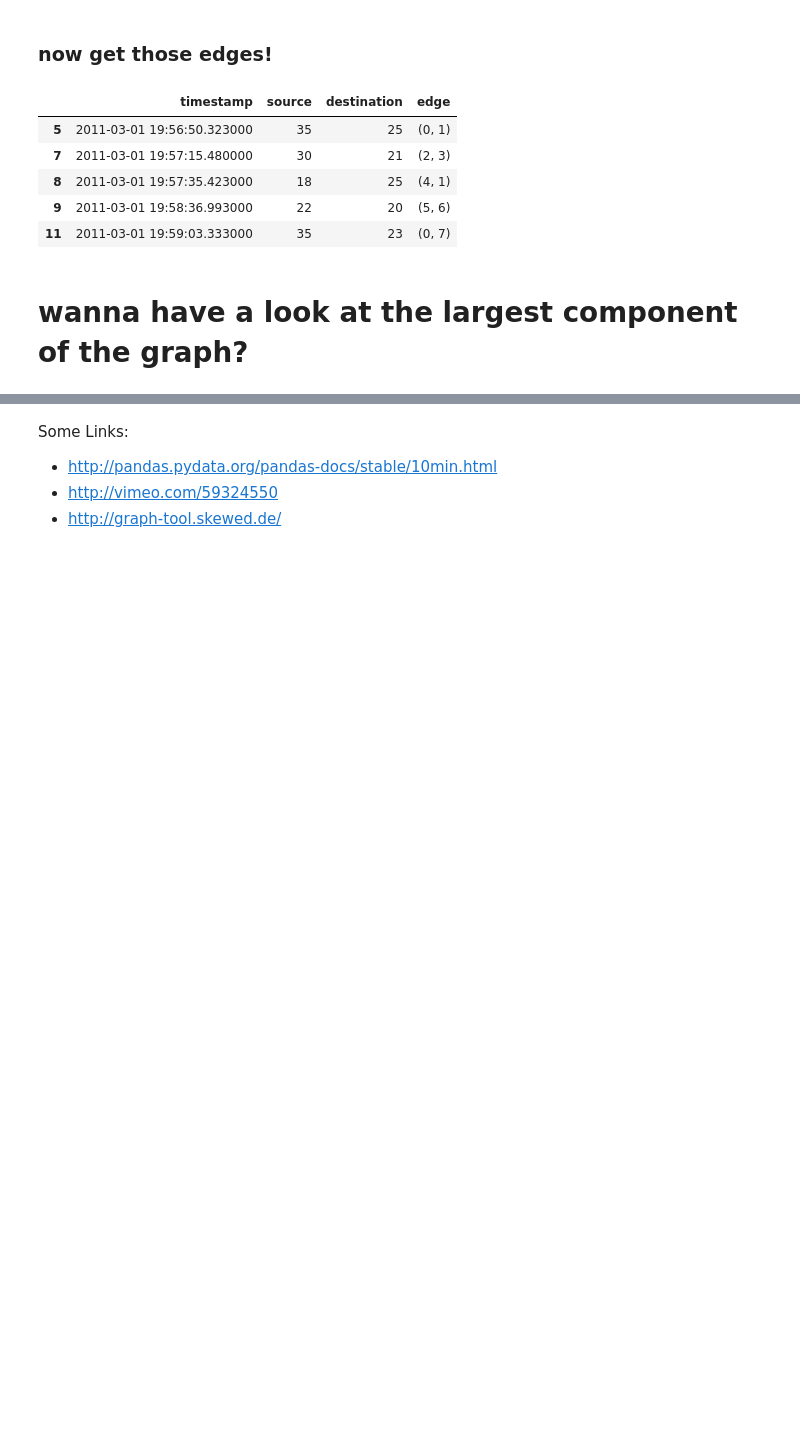
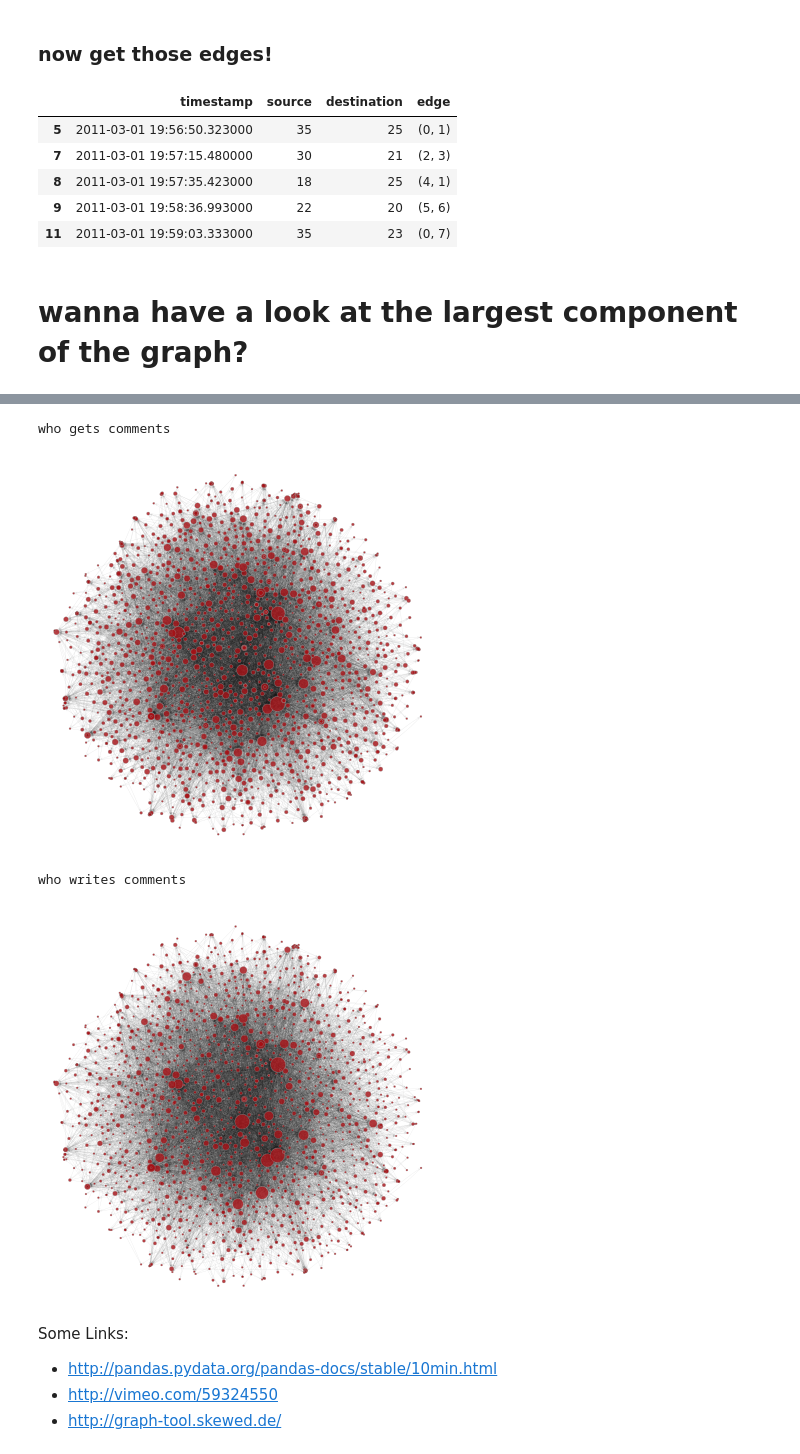
Before and after one commit to floriangeigl/pdgt, a Jupyter notebook: PandasGraphToolTutorial.ipynb, the cells around one changed output, grey strips where cells are left out. Saved outputs shown, nothing was run; the diff lists cells and outputs as text; code cells hidden in the pictures; blank space fills up the shorter version.

```diff
--- a/PandasGraphToolTutorial.ipynb
+++ b/PandasGraphToolTutorial.ipynb
@@ -463,3 +468,30 @@ plt.close('all')
+# %%
+print 'who gets comments'
+# gets comments
+degree_map = graph.degree_property_map('in')
+# map them to node-size
+degree_map = prop_to_size(degree_map,mi=2,ma=15, power=1)
+
+# get vertex positions
+graph_draw(graph,output_size=(400,400),pos=pos,edge_color=[0.07,0.07,0.07,0.1],vertex_size=degree_map)
+plt.show()
+plt.close('all')
+
+print 'who writes comments'
+#writes comments
+degree_map = graph.degree_property_map('out')
+# map them to node-size
+degree_map = prop_to_size(degree_map,mi=2,ma=15, power=1)
+
+# get vertex positions
+graph_draw(graph,output_size=(400,400),pos=pos,edge_color=[0.07,0.07,0.07,0.1],vertex_size=degree_map)
+plt.show()
+plt.close('all')
+# %% [output]
+who gets comments
+[figure, added]
+who writes comments
+[figure, added]
 # %% [markdown]
 Some Links:
 * http://pandas.pydata.org/pandas-docs/stable/10min.html
```
Also changed, not shown: parts of 7 cells of this notebook.
